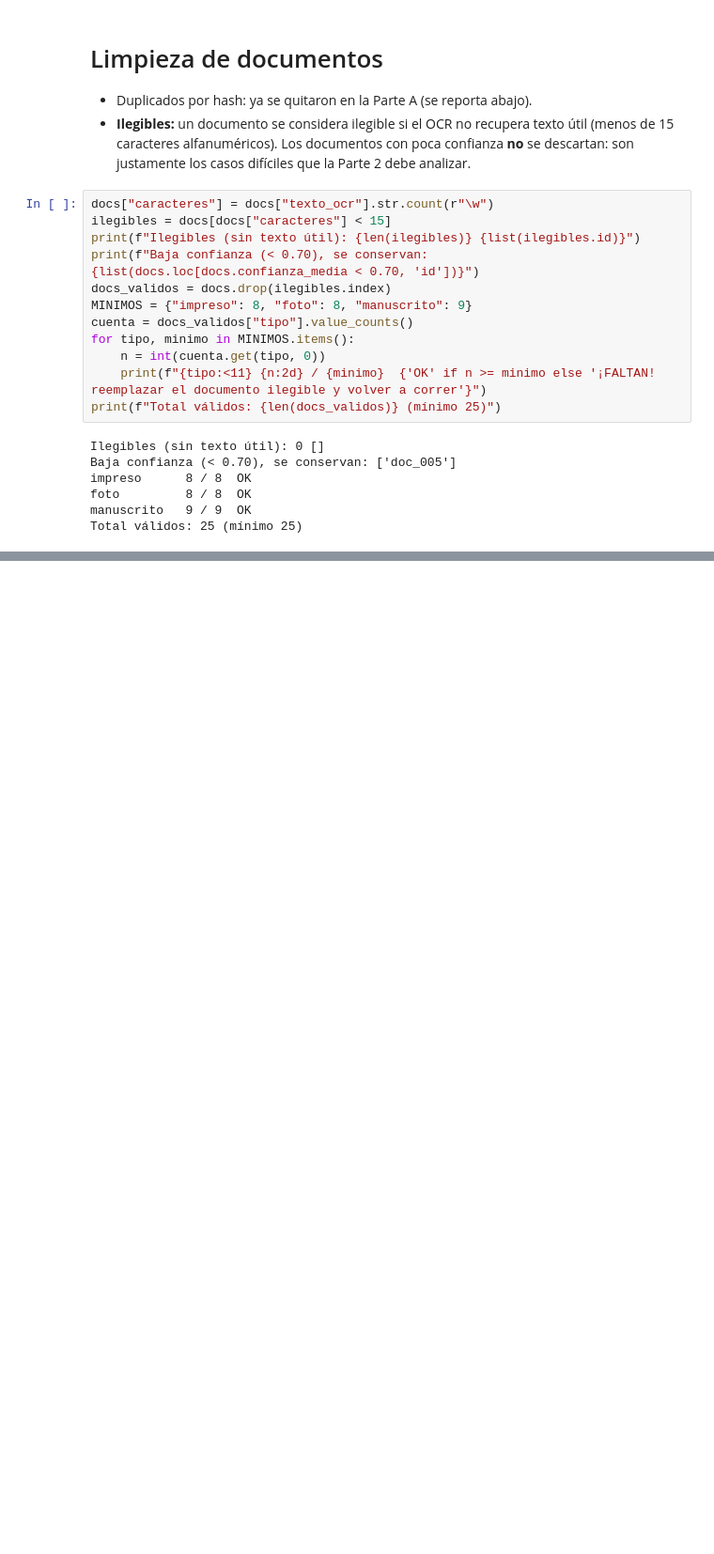
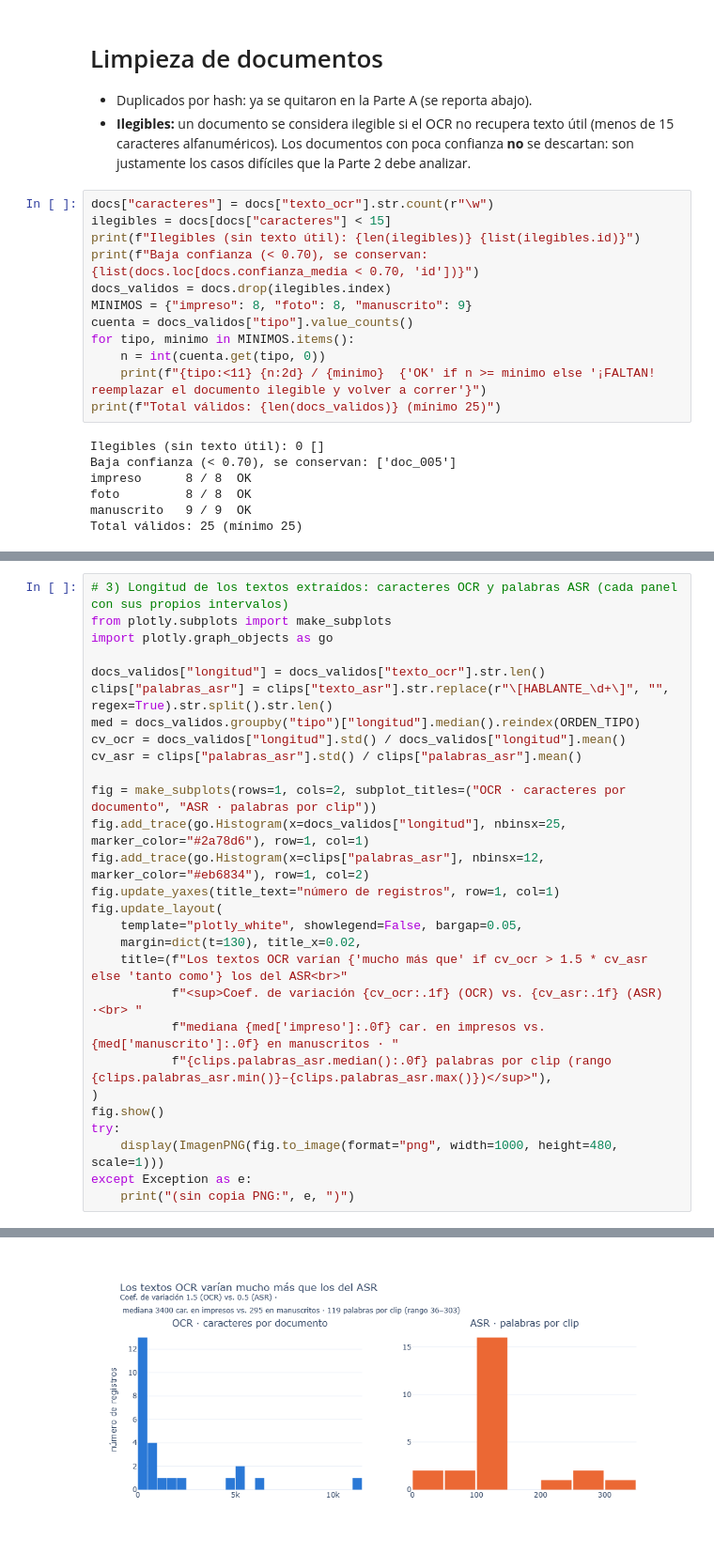
Before and after one commit to ValMur123/python_intermedio, a Jupyter notebook: tarea_2/01_extraccion.ipynb, the cells around one changed output, grey strips where cells are left out. Shown at 94% size. Drawn from its saved outputs; the diff is of its cells as text; blank space fills up the shorter version.

```diff
--- a/tarea_2/01_extraccion.ipynb
+++ b/tarea_2/01_extraccion.ipynb
@@ -710,0 +807,29 @@ Total válidos: 25 (mínimo 25)
+# %%
+# 3) Longitud de los textos extraídos: caracteres OCR y palabras ASR (cada panel con sus propios intervalos)
+from plotly.subplots import make_subplots
+import plotly.graph_objects as go
+
+docs_validos["longitud"] = docs_validos["texto_ocr"].str.len()
+clips["palabras_asr"] = clips["texto_asr"].str.replace(r"\[HABLANTE_\d+\]", "", regex=True).str.split().str.len()
+med = docs_validos.groupby("tipo")["longitud"].median().reindex(ORDEN_TIPO)
+cv_ocr = docs_validos["longitud"].std() / docs_validos["longitud"].mean()
+cv_asr = clips["palabras_asr"].std() / clips["palabras_asr"].mean()
+
+fig = make_subplots(rows=1, cols=2, subplot_titles=("OCR · caracteres por documento", "ASR · palabras por clip"))
+fig.add_trace(go.Histogram(x=docs_validos["longitud"], nbinsx=25, marker_color="#2a78d6"), row=1, col=1)
+fig.add_trace(go.Histogram(x=clips["palabras_asr"], nbinsx=12, marker_color="#eb6834"), row=1, col=2)
+fig.update_yaxes(title_text="número de registros", row=1, col=1)
+fig.update_layout(
+    template="plotly_white", showlegend=False, bargap=0.05,
+    margin=dict(t=130), title_x=0.02,
+    title=(f"Los textos OCR varían {'mucho más que' if cv_ocr > 1.5 * cv_asr else 'tanto como'} los del ASR<br>"
+           f"<sup>Coef. de variación {cv_ocr:.1f} (OCR) vs. {cv_asr:.1f} (ASR) ·<br> "
+           f"mediana {med['impreso']:.0f} car. en impresos vs. {med['manuscrito']:.0f} en manuscritos · "
+           f"{clips.palabras_asr.median():.0f} palabras por clip (rango {clips.palabras_asr.min()}–{clips.palabras_asr.max()})</sup>"),
+)
+fig.show()
+try:
+    display(ImagenPNG(fig.to_image(format="png", width=1000, height=480, scale=1)))
+except Exception as e:
+    print("(sin copia PNG:", e, ")")
+# %% [output]
@@ -710,0 +853 @@ Total válidos: 25 (mínimo 25)
+[figure, added]
```
Also changed, not shown: parts of 7 cells of this notebook.
